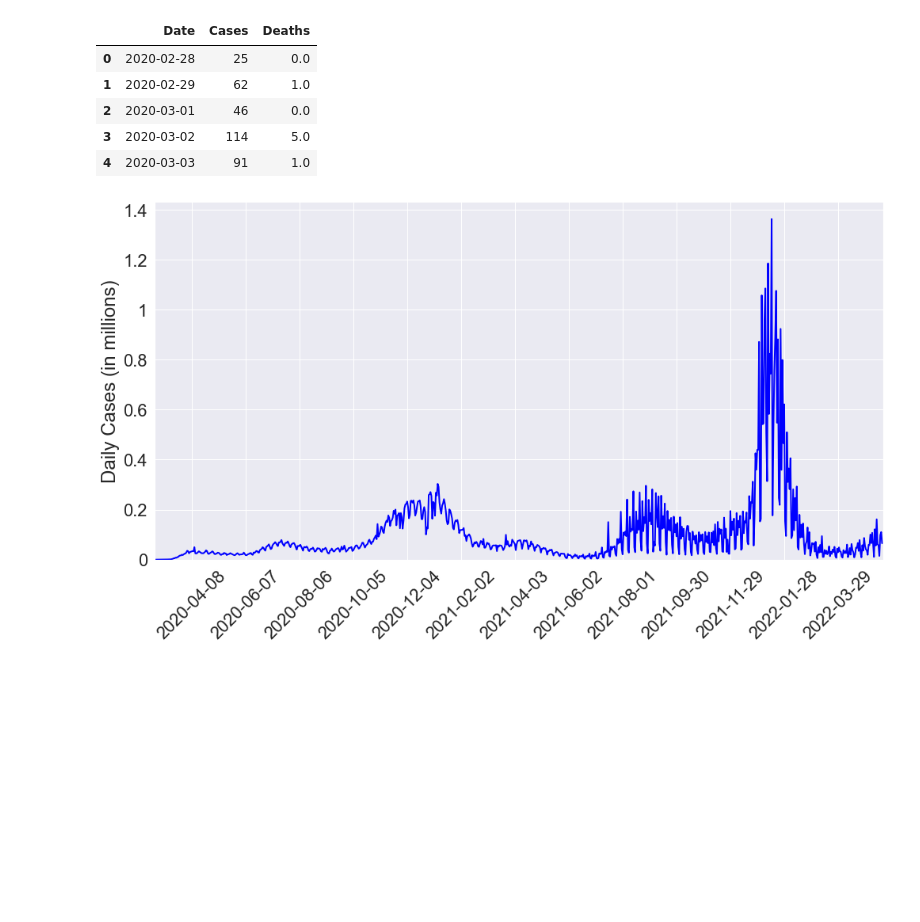
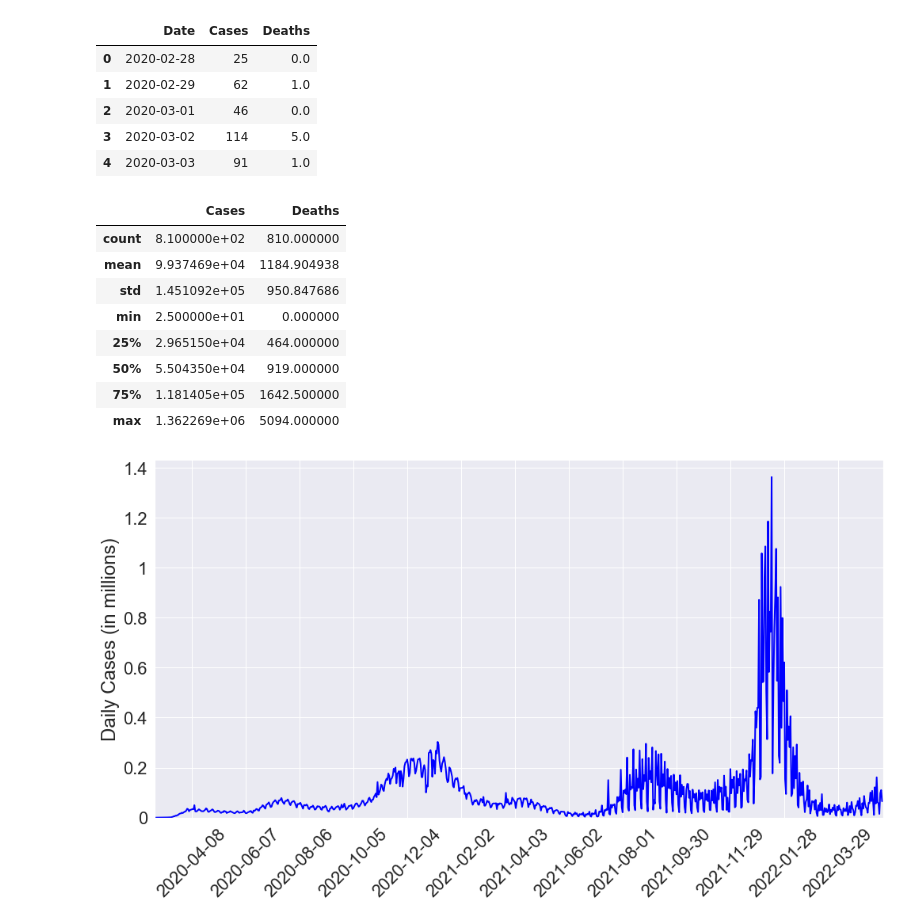
Before and after one commit to Data-ScienceHub/gpce-covid, a Jupyter notebook: TFT-pytorch/notebook/Ground truth.ipynb, the cells around one changed output. Cells and saved outputs as stored; diff of their text form; code cells hidden in the pictures; blank space fills up the shorter version.

```diff
--- a/TFT-pytorch/notebook/Ground truth.ipynb
+++ b/TFT-pytorch/notebook/Ground truth.ipynb
@@ -95,6 +108,18 @@ target_df.head()
 | 2 | 2020-03-01 | 46 | 0.0 |
 | 3 | 2020-03-02 | 114 | 5.0 |
 | 4 | 2020-03-03 | 91 | 1.0 |
+# %%
+target_df.describe()
+# %% [output]
+|  | Cases | Deaths |
+| count | 8.100000e+02 | 810.000000 |
+| mean | 9.937469e+04 | 1184.904938 |
+| std | 1.451092e+05 | 950.847686 |
+| min | 2.500000e+01 | 0.000000 |
+| 25% | 2.965150e+04 | 464.000000 |
+| 50% | 5.504350e+04 | 919.000000 |
+| 75% | 1.181405e+05 | 1642.500000 |
+| max | 1.362269e+06 | 5094.000000 |
 # %%
 from matplotlib.ticker import FuncFormatter
 figPath = '../results/'
```
Also changed, not shown: parts of 2 cells of this notebook.
